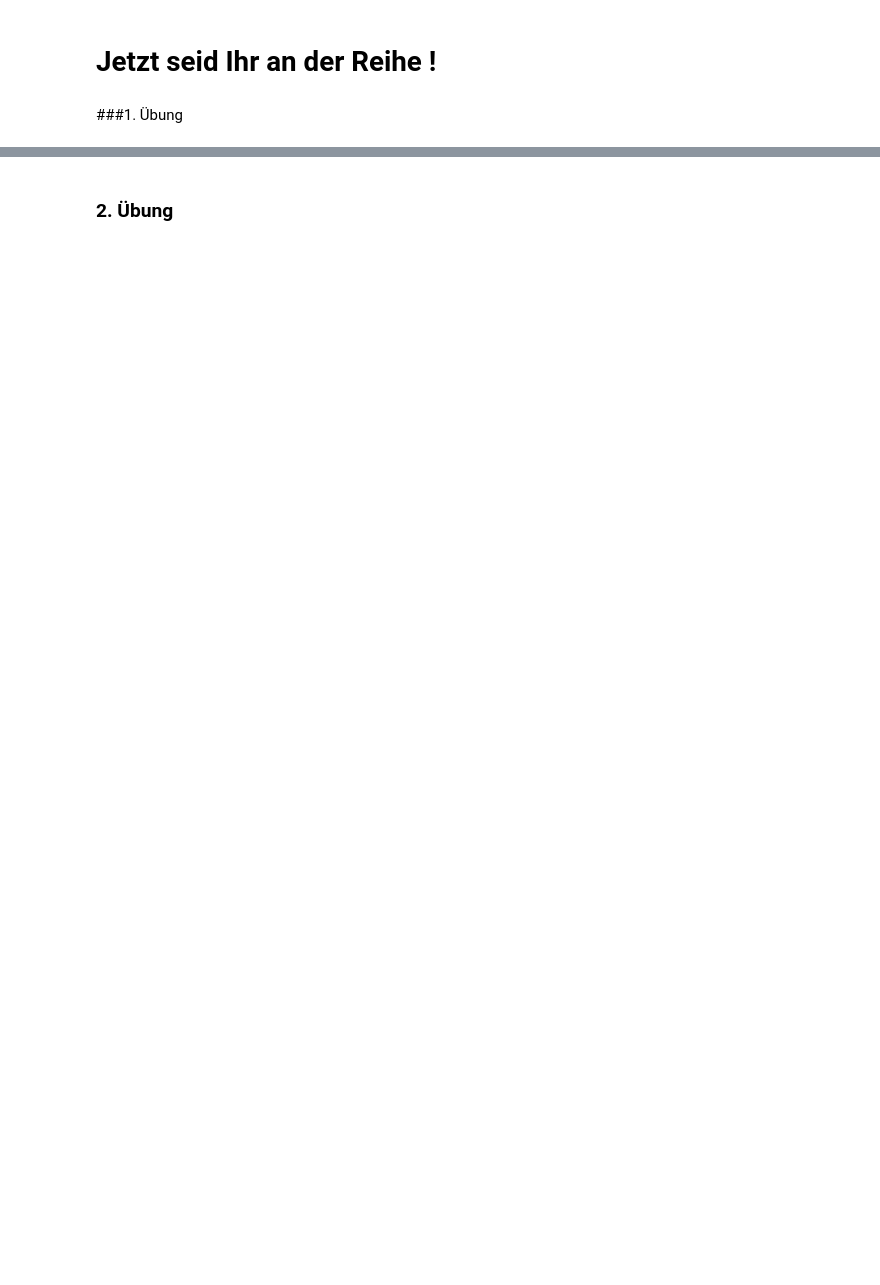
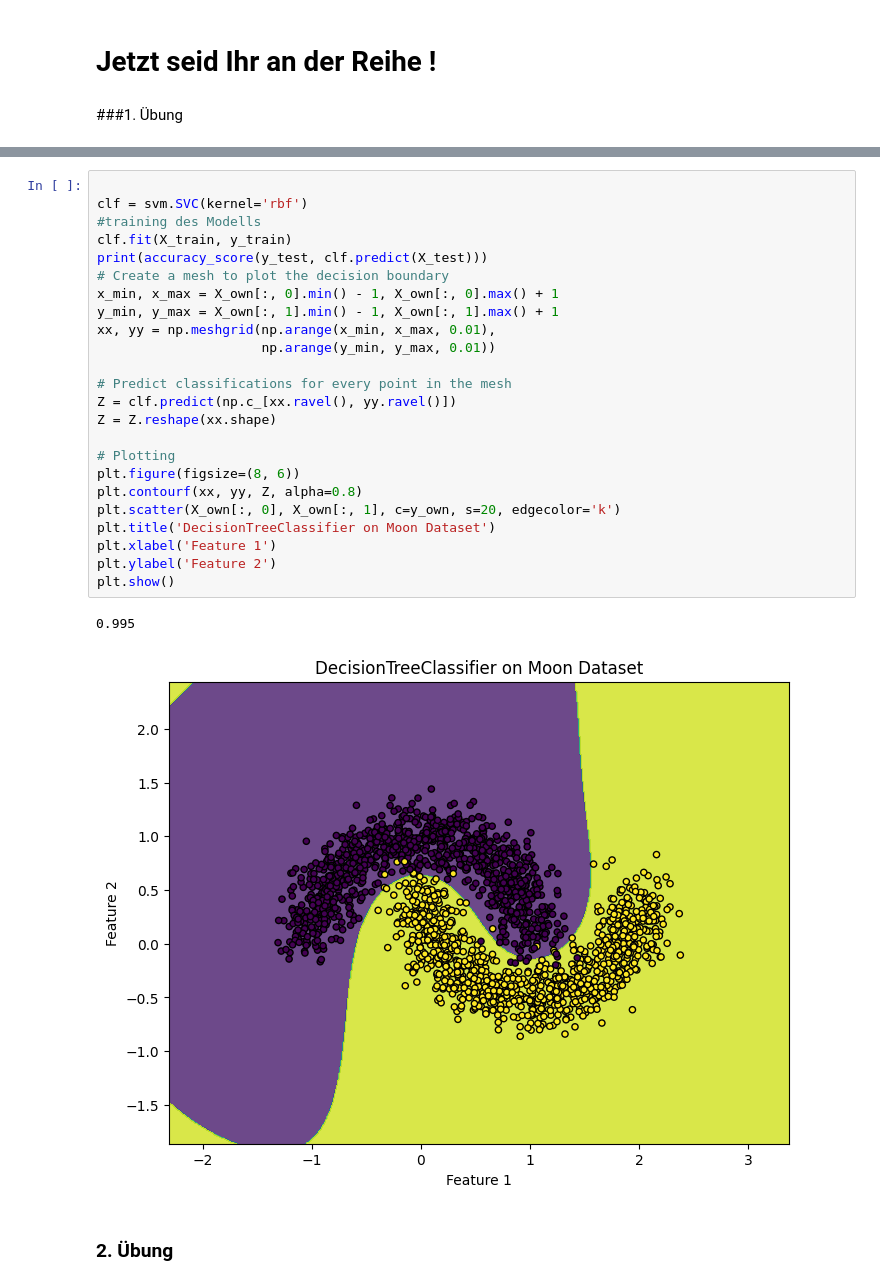
Before and after one commit to patrickpollek1/DataScience-Bootcamp, a Jupyter notebook: Data_Science_Bootcamp.ipynb, the cells around one changed output, grey strips where cells are left out. Saved outputs shown, nothing was run; the diff lists cells and outputs as text; blank space fills up the shorter version.

```diff
--- a/Data_Science_Bootcamp.ipynb
+++ b/Data_Science_Bootcamp.ipynb
@@ -875,2 +964,29 @@ Vorgehensweise:
+# %%
+
+clf = svm.SVC(kernel='rbf')
+#training des Modells
+clf.fit(X_train, y_train)
+print(accuracy_score(y_test, clf.predict(X_test)))
+# Create a mesh to plot the decision boundary
+x_min, x_max = X_own[:, 0].min() - 1, X_own[:, 0].max() + 1
+y_min, y_max = X_own[:, 1].min() - 1, X_own[:, 1].max() + 1
+xx, yy = np.meshgrid(np.arange(x_min, x_max, 0.01),
+                     np.arange(y_min, y_max, 0.01))
+
+# Predict classifications for every point in the mesh
+Z = clf.predict(np.c_[xx.ravel(), yy.ravel()])
+Z = Z.reshape(xx.shape)
+
+# Plotting
+plt.figure(figsize=(8, 6))
+plt.contourf(xx, yy, Z, alpha=0.8)
+plt.scatter(X_own[:, 0], X_own[:, 1], c=y_own, s=20, edgecolor='k')
+plt.title('DecisionTreeClassifier on Moon Dataset')
+plt.xlabel('Feature 1')
+plt.ylabel('Feature 2')
+plt.show()
+# %% [output]
+0.995
+[figure, added]
 # %% [markdown]
 ### 2. Übung
```
Also changed, not shown: parts of 32 cells of this notebook.
